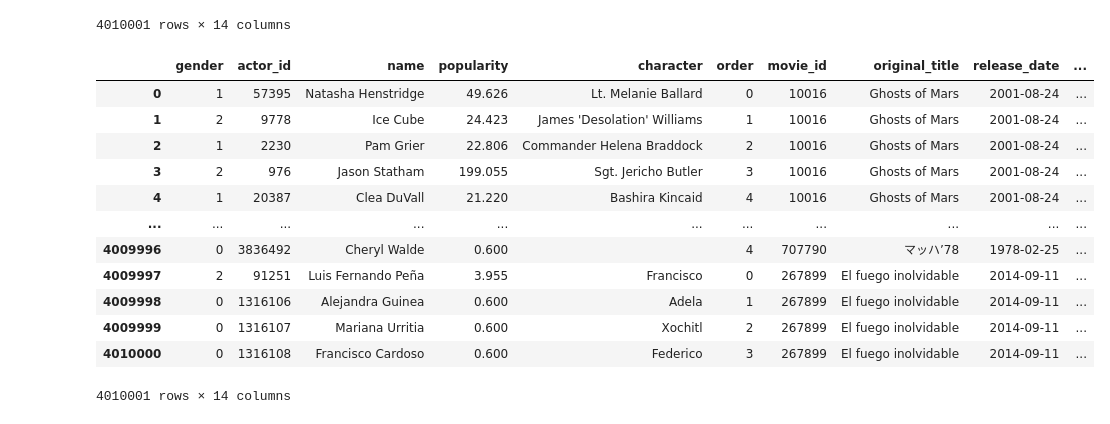
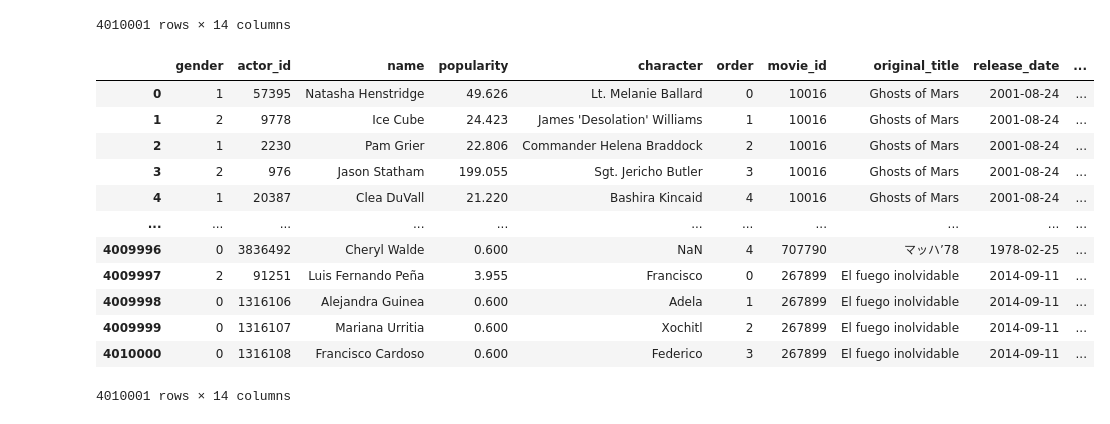
Before and after one commit to epfl-ada/ada-2023-project-cinemada, a Jupyter notebook: Preprocessing/fame.ipynb, the cells around one changed output. Cells and saved outputs as stored; diff of their text form; code cells hidden in the pictures.

```diff
--- a/Preprocessing/fame.ipynb
+++ b/Preprocessing/fame.ipynb
@@ -661,18 +682,19 @@ display(full_actors_df)
 | 4010000 | 0 | 1316108 | Francisco Cardoso | 0.600 | Federico | 3 | 267899 | El fuego inolvidable | 2014-09-11 | ... |
 4010001 rows × 14 columns
 # %%
+#display(full_actors_df)
+#full_actors_df.to_csv('../Data/preprocessed_data/full_actors_db.csv', index=False)
+full_actors_df = pd.read_csv('../Data/preprocessed_data/full_actors_db.csv')
 display(full_actors_df)
-# save this file as a csv file
-full_actors_df.to_csv('../Data/preprocessed_data/full_actors_db.csv', index=False)
 # %% [output]
 |  | gender | actor_id | name | popularity | character | order | movie_id | original_title | release_date | ... |
 | 0 | 1 | 57395 | Natasha Henstridge | 49.626 | Lt. Melanie Ballard | 0 | 10016 | Ghosts of Mars | 2001-08-24 | ... |
 | 1 | 2 | 9778 | Ice Cube | 24.423 | James 'Desolation' Williams | 1 | 10016 | Ghosts of Mars | 2001-08-24 | ... |
 | 2 | 1 | 2230 | Pam Grier | 22.806 | Commander Helena Braddock | 2 | 10016 | Ghosts of Mars | 2001-08-24 | ... |
 | 3 | 2 | 976 | Jason Statham | 199.055 | Sgt. Jericho Butler | 3 | 10016 | Ghosts of Mars | 2001-08-24 | ... |
 | 4 | 1 | 20387 | Clea DuVall | 21.220 | Bashira Kincaid | 4 | 10016 | Ghosts of Mars | 2001-08-24 | ... |
 | ... | ... | ... | ... | ... | ... | ... | ... | ... | ... | ... |
-| 4009996 | 0 | 3836492 | Cheryl Walde | 0.600 |  | 4 | 707790 | マッハ’78 | 1978-02-25 | ... |
+| 4009996 | 0 | 3836492 | Cheryl Walde | 0.600 | NaN | 4 | 707790 | マッハ’78 | 1978-02-25 | ... |
 | 4009997 | 2 | 91251 | Luis Fernando Peña | 3.955 | Francisco | 0 | 267899 | El fuego inolvidable | 2014-09-11 | ... |
 | 4009998 | 0 | 1316106 | Alejandra Guinea | 0.600 | Adela | 1 | 267899 | El fuego inolvidable | 2014-09-11 | ... |
 | 4009999 | 0 | 1316107 | Mariana Urritia | 0.600 | Xochitl | 2 | 267899 | El fuego inolvidable | 2014-09-11 | ... |
```
Also changed, not shown: parts of 14 cells of this notebook, 1 other file.
